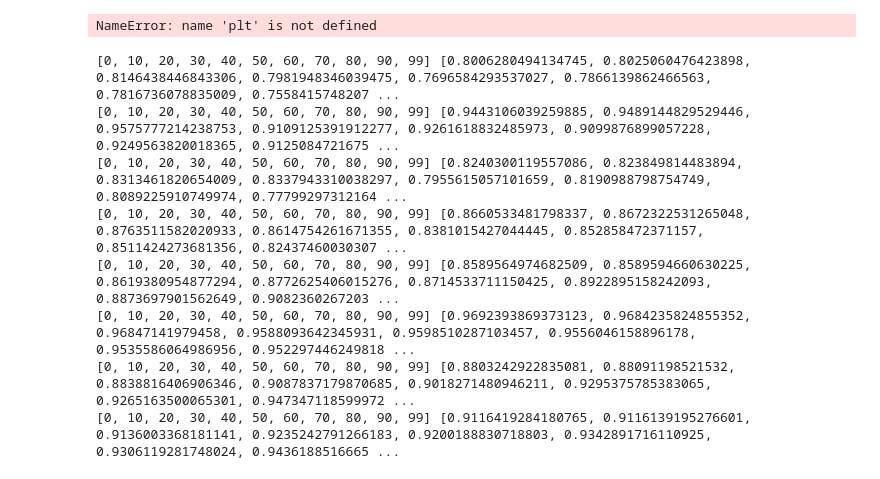
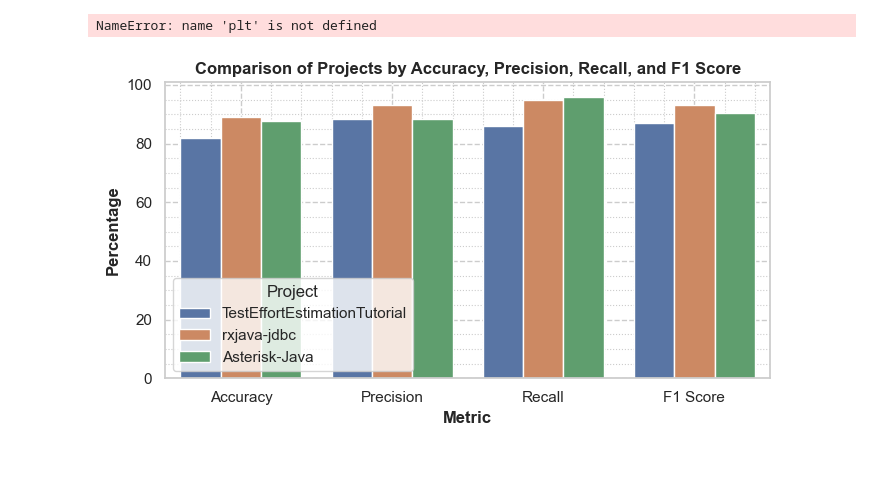
Before and after one commit to Tezigudo/fault-localization, a Jupyter notebook: experiment.ipynb, the cells around one changed output. Drawn from its saved outputs; the diff is of its cells as text; code cells hidden in the pictures.

```diff
--- a/experiment.ipynb
+++ b/experiment.ipynb
@@ -1834,18 +1680,47 @@ for metric, metric_name in zip(metrics, metric_names):
     plt.show()
 # %% [output]
 NameError: name 'plt' is not defined
-# %%
-for project, results in project_results.items():
-    print(results["percentages"], results["accuracies"])
-    print(results["percentages"], results["precisions"])
-    print(results["percentages"], results["recalls"])
-    print(results["percentages"], results["f1s"])
-# %% [output]
-[0, 10, 20, 30, 40, 50, 60, 70, 80, 90, 99] [0.8006280494134745, 0.8025060476423898, 0.8146438446843306, 0.7981948346039475, 0.7696584293537027, 0.7866139862466563, 0.7816736078835009, 0.7558415748207 ...
-[0, 10, 20, 30, 40, 50, 60, 70, 80, 90, 99] [0.9443106039259885, 0.9489144829529446, 0.9575777214238753, 0.9109125391912277, 0.9261618832485973, 0.9099876899057228, 0.9249563820018365, 0.9125084721675 ...
-[0, 10, 20, 30, 40, 50, 60, 70, 80, 90, 99] [0.8240300119557086, 0.823849814483894, 0.8313461820654009, 0.8337943310038297, 0.7955615057101659, 0.8190988798754749, 0.8089225910749974, 0.77799297312164 ...
-[0, 10, 20, 30, 40, 50, 60, 70, 80, 90, 99] [0.8660533481798337, 0.8672322531265048, 0.8763511582020933, 0.8614754261671355, 0.8381015427044445, 0.852858472371157, 0.8511424273681356, 0.82437460030307 ...
-[0, 10, 20, 30, 40, 50, 60, 70, 80, 90, 99] [0.8589564974682509, 0.8589594660630225, 0.8619380954877294, 0.8772625406015276, 0.8714533711150425, 0.8922895158242093, 0.8873697901562649, 0.9082360267203 ...
-[0, 10, 20, 30, 40, 50, 60, 70, 80, 90, 99] [0.9692393869373123, 0.9684235824855352, 0.96847141979458, 0.9588093642345931, 0.9598510287103457, 0.9556046158896178, 0.9535586064986956, 0.952297446249818 ...
-[0, 10, 20, 30, 40, 50, 60, 70, 80, 90, 99] [0.8803242922835081, 0.88091198521532, 0.8838816406906346, 0.9087837179870685, 0.9018271480946211, 0.9295375785383065, 0.9265163500065301, 0.947347118599972 ...
-[0, 10, 20, 30, 40, 50, 60, 70, 80, 90, 99] [0.9116419284180765, 0.9116139195276601, 0.9136003368181141, 0.9235242791266183, 0.9200188830718803, 0.9342891716110925, 0.9306119281748024, 0.9436188516665 ...
+# %%
+import seaborn as sns
+import matplotlib.pyplot as plt
+import pandas as pd
+
+# Data
+projects = ['TestEffortEstimationTutorial', 'rxjava-jdbc', 'Asterisk-Java']
+metrics = ['Accuracy', 'Precision', 'Recall', 'F1 Score']
+values = [
+    [81.81, 88.36, 86.10, 86.92],
+    [89.01, 93.02, 94.94, 93.22],
+    [87.66, 88.38, 96.04, 90.52]
+]
+
+# Create a DataFrame
+data = []
+for project, vals in zip(projects, values):
+    for metric, val in zip(metrics, vals):
+        data.append([project, metric, val])
+df = pd.DataFrame(data, columns=['Project', 'Metric', 'Value'])
+
+# Plot using Seaborn
+plt.figure(figsize=(7, 4))
+sns.set(style="whitegrid")
+barplot = sns.barplot(x='Metric', y='Value', hue='Project', data=df)
+
+# Customize the grid
+plt.grid(True, which='both', linestyle='--', linewidth=1, alpha=1)
+plt.minorticks_on()
+plt.grid(which='minor', linestyle=':', linewidth=0.8, alpha=1)
+
+# Adding labels and title
+plt.xlabel('Metric', fontweight='bold')
+plt.ylabel('Percentage', fontweight='bold')
+plt.title('Comparison of Projects by Accuracy, Precision, Recall, and F1 Score', fontweight='bold')
+
+# Place the legend outside the plot
+plt.legend(title='Project', loc='lower left')
+
+# Show the plot
+plt.tight_layout()
+plt.show()
+# %% [output]
+[figure, added]
```
Also changed, not shown: parts of 1 cell of this notebook, 2 other files.
